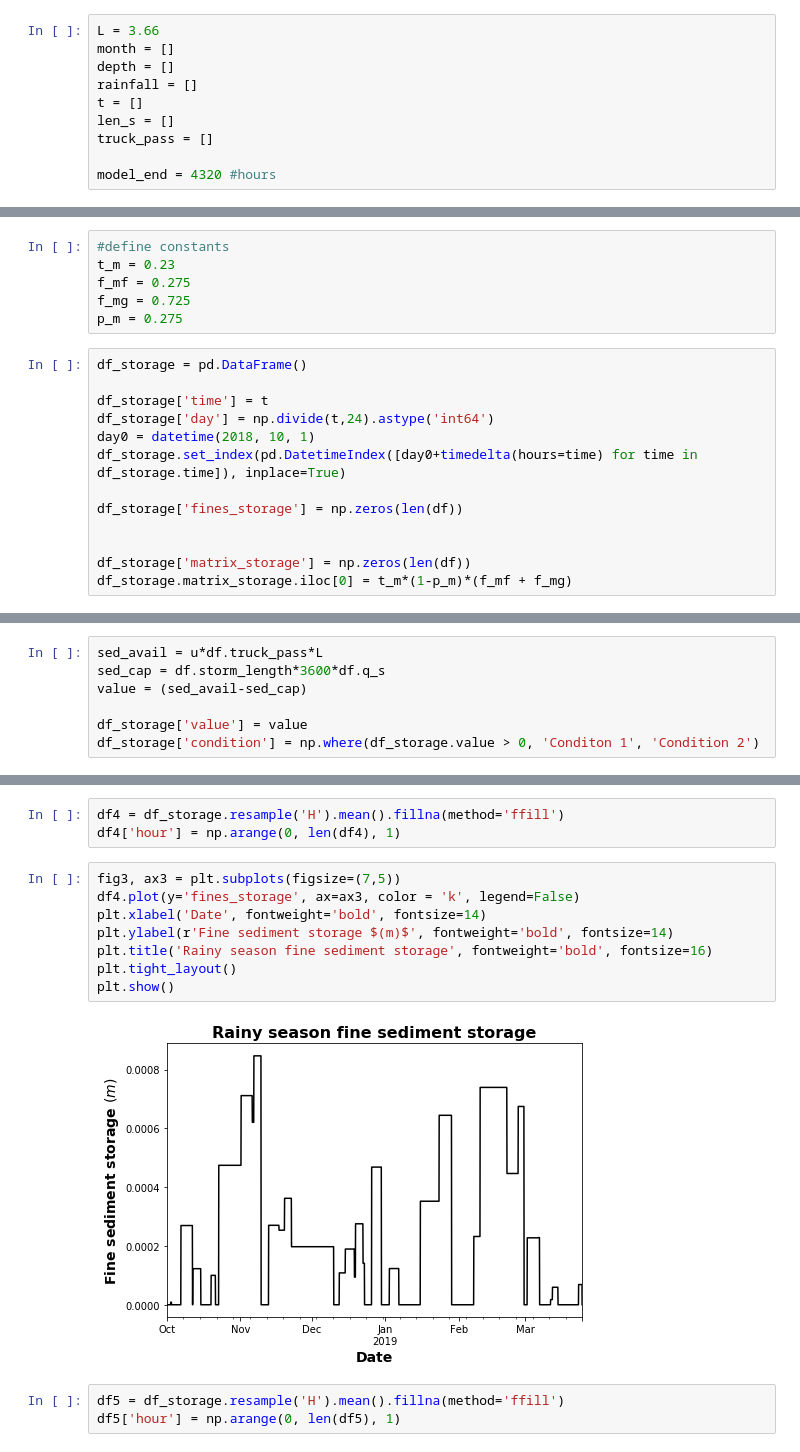
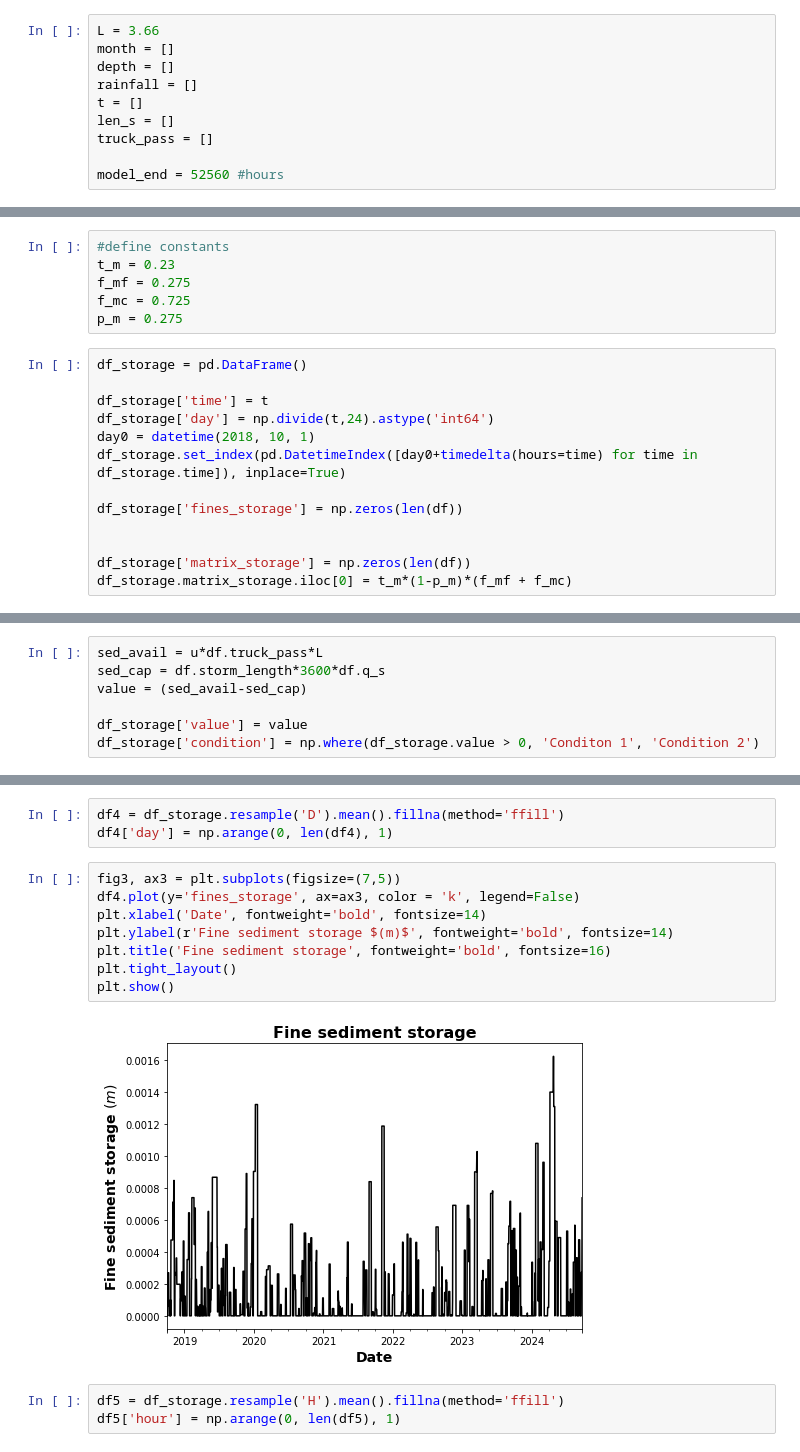
Before and after one commit to adalvis/roads_lumped_model, a Jupyter notebook: lumpedModel/lumpedModel_MassBalance.ipynb, the cells around one changed output, grey strips where cells are left out. Cells and saved outputs as stored; diff of their text form.

```diff
--- a/lumpedModel/lumpedModel_MassBalance.ipynb
+++ b/lumpedModel/lumpedModel_MassBalance.ipynb
@@ -107,7 +107,7 @@ t = []
 len_s = []
 truck_pass = []
 
-model_end = 4320 #hours
+model_end = 52560 #hours
 # %%
 np.random.seed(1)
 time = 0
@@ -258,7 +258,7 @@ For simplicity, we'll assume the following:
 #define constants
 t_m = 0.23
 f_mf = 0.275
-f_mg = 0.725
+f_mc = 0.725
 p_m = 0.275
 # %%
 df_storage = pd.DataFrame()
@@ -272,7 +272,7 @@ df_storage['fines_storage'] = np.zeros(len(df))
 
 
 df_storage['matrix_storage'] = np.zeros(len(df))
-df_storage.matrix_storage.iloc[0] = t_m*(1-p_m)*(f_mf + f_mg)
+df_storage.matrix_storage.iloc[0] = t_m*(1-p_m)*(f_mf + f_mc)
 # %% [output]
 A value is trying to be set on a copy of a slice from a DataFrame
 
@@ -322,18 +322,18 @@ df_storage.head()
 | 2018-10-05 07:16:20.658723 | 103.272405 | 4 | 5.082198e-21 | 0.166457 | -0.002548 | Condition 2 | 0.000000 | -0.000165 | 0.000165 |
 | 2018-10-06 22:51:15.360342 | 142.854267 | 5 | 2.694555e-04 | 0.166146 | 0.000269 | Conditon 1 | 0.000269 | -0.000311 | 0.000042 |
 # %%
-df4 = df_storage.resample('H').mean().fillna(method='ffill')
-df4['hour'] = np.arange(0, len(df4), 1)
+df4 = df_storage.resample('D').mean().fillna(method='ffill')
+df4['day'] = np.arange(0, len(df4), 1)
 # %%
 fig3, ax3 = plt.subplots(figsize=(7,5))
 df4.plot(y='fines_storage', ax=ax3, color = 'k', legend=False)
 plt.xlabel('Date', fontweight='bold', fontsize=14)
 plt.ylabel(r'Fine sediment storage $(m)$', fontweight='bold', fontsize=14)
-plt.title('Rainy season fine sediment storage', fontweight='bold', fontsize=16)
+plt.title('Fine sediment storage', fontweight='bold', fontsize=16)
 plt.tight_layout()
 plt.show()
 # %% [output]
-[figure, old version]
+[figure, new version]
 # %%
 df5 = df_storage.resample('H').mean().fillna(method='ffill')
 df5['hour'] = np.arange(0, len(df5), 1)
```
Also changed, not shown: parts of 8 cells of this notebook.
